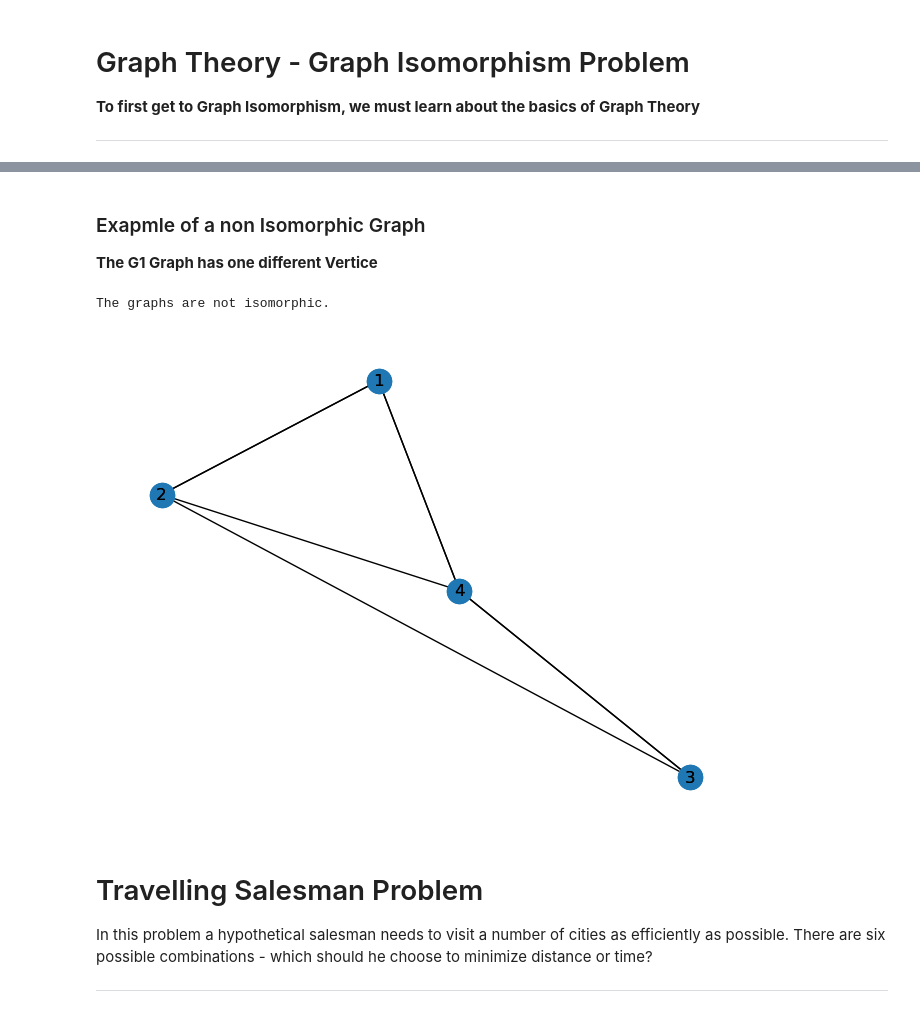
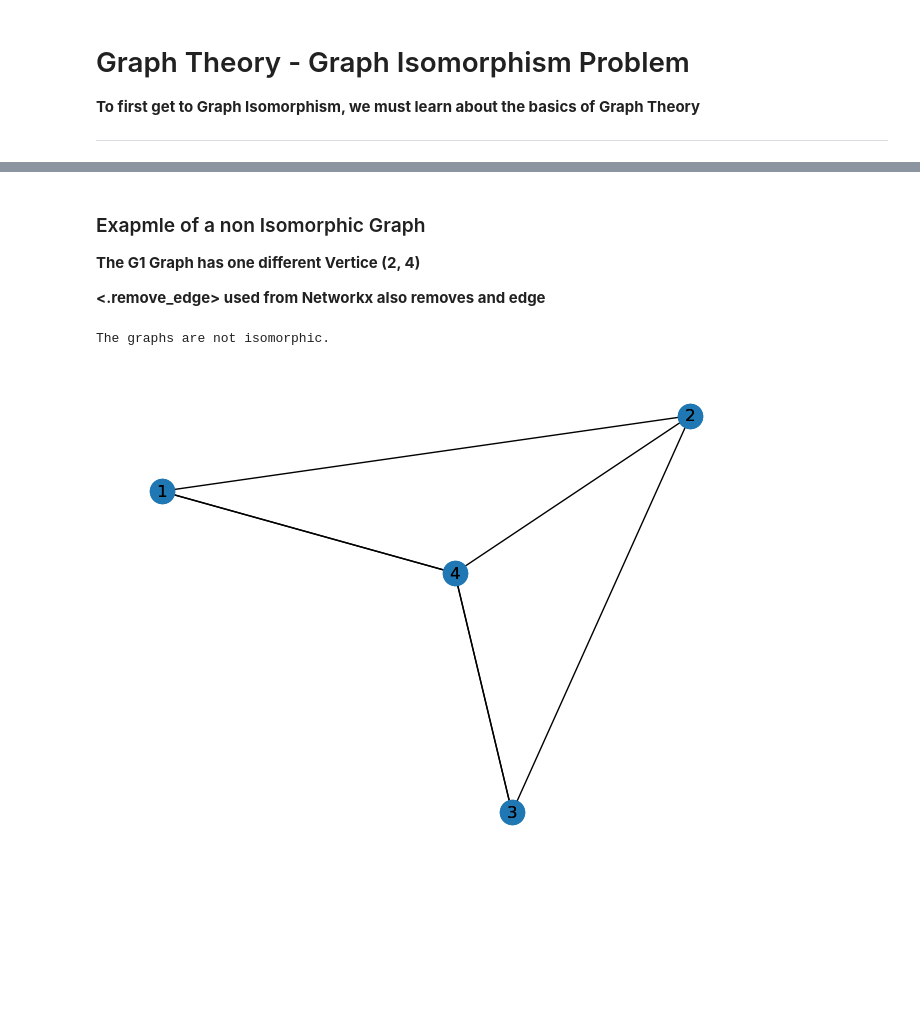
Before and after one commit to EoinieLawless/GraphTheoryProject, a Jupyter notebook: ProjectWork/Graph-isomorphism.ipynb, the cells around one changed output, grey strips where cells are left out. Cells and saved outputs as stored; diff of their text form; code cells hidden in the pictures; blank space fills up the shorter version.

```diff
--- a/ProjectWork/Graph-isomorphism.ipynb
+++ b/ProjectWork/Graph-isomorphism.ipynb
@@ -118,7 +121,9 @@ The graphs are isomorphic!
 # %% [markdown]
 ### Exapmle of a non Isomorphic Graph
 
-**The G1 Graph has one different Vertice**
+**The G1 Graph has one different Vertice (2, 4)**
+
+**<.remove_edge> used from Networkx also removes and edge**
 # %%
 import networkx as nx
 import matplotlib.pyplot as plt
@@ -128,41 +133,36 @@ import itertools
 # Define the graphs
 G1 = nx.Graph([(1, 2), (2, 4), (3, 4), (4, 1)])
 G2 = nx.Graph([(1, 4), (1, 2), (2, 3), (3, 4)])
+
+G1.remove_edge(1, 2)
 
 # Define the adjacency matrices
 A1 = nx.to_numpy_array(G1)
 A2 = nx.to_numpy_array(G2)
 
 
 # Define the permutation function
 def permute_matrix(A, perm):
     return A[np.ix_(perm, perm)]
 
 
 # Check if the two graphs are isomorphic
 for perm in itertools.permutations(range(len(G1.nodes))):
     if np.array_equal(permute_matrix(A1, perm), A2):
         print("The graphs are isomorphic!")
         # Draw the graphs
         pos = nx.spring_layout(G1)
         nx.draw(G1, pos=pos, with_labels=True)
         nx.draw(G2, pos=pos, with_labels=True)
         plt.show()
         break
 else:
     print("The graphs are not isomorphic.")
     # Draw the graphs
     pos = nx.spring_layout(G1)
     nx.draw(G1, pos=pos, with_labels=True)
     nx.draw(G2, pos=pos, with_labels=True)
     plt.show()
 # %% [output]
 The graphs are not isomorphic.
-[figure, old version]
+[figure, new version]
-# %% [markdown]
-
-# Travelling Salesman Problem
-
-In this problem a hypothetical salesman needs to visit a number of cities as efficiently as possible. There are six possible combinations - which should he choose to minimize distance or time?
-
-***
```
Also changed, not shown: parts of 12 cells of this notebook, 2 other files.
